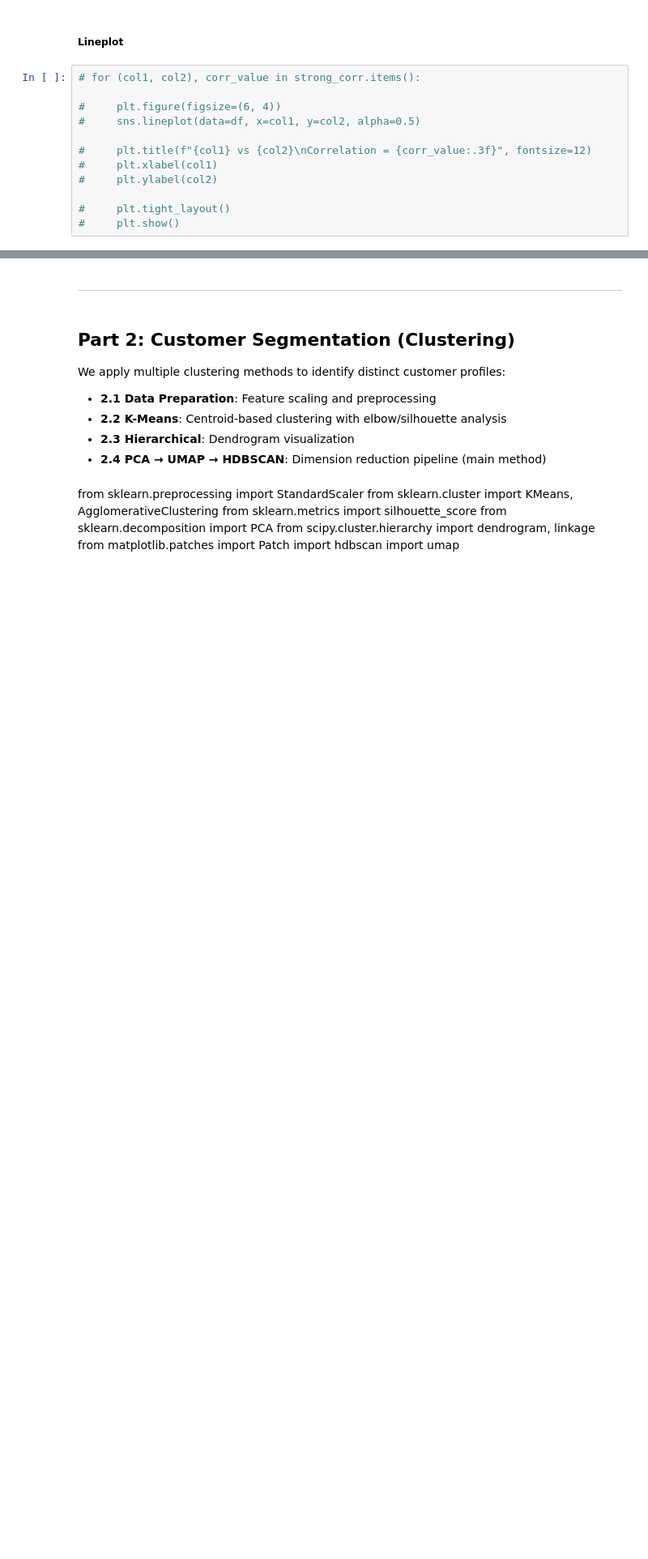
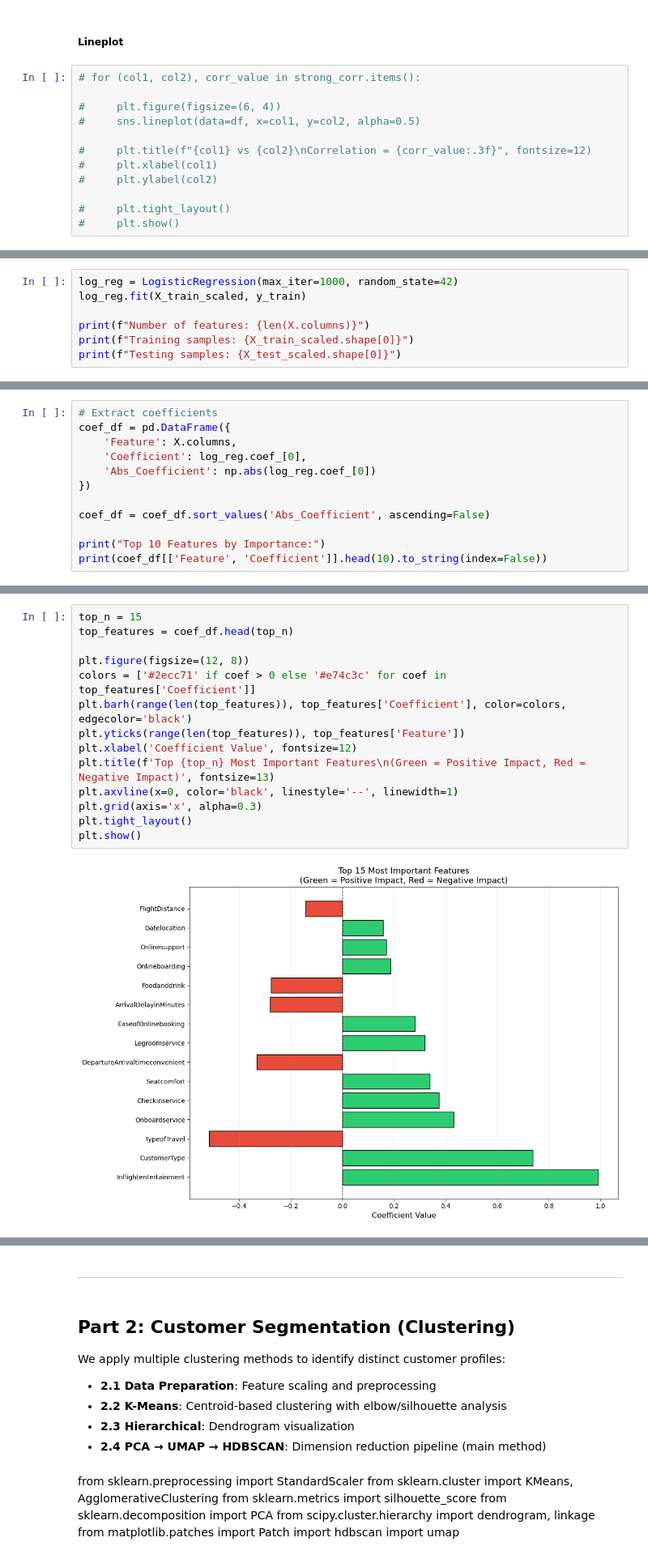
Before and after one commit to Ulyssem23/Business_data_science_final_project, a Jupyter notebook: Business_data_science_final_project.ipynb, the cells around one changed output, grey strips where cells are left out. Shown at 81% size. Saved outputs shown, nothing was run; the diff lists cells and outputs as text; blank space fills up the shorter version.

Commit message:
logistic regression

```diff
--- a/Business_data_science_final_project.ipynb
+++ b/Business_data_science_final_project.ipynb
@@ -569,0 +617,7 @@ What's interesting to see is that Inflightentertainment and Onlinesupport are pe
+# %%
+log_reg = LogisticRegression(max_iter=1000, random_state=42)
+log_reg.fit(X_train_scaled, y_train)
+
+print(f"Number of features: {len(X.columns)}")
+print(f"Training samples: {X_train_scaled.shape[0]}")
+print(f"Testing samples: {X_test_scaled.shape[0]}")
@@ -569,0 +632,12 @@ What's interesting to see is that Inflightentertainment and Onlinesupport are pe
+# %%
+# Extract coefficients
+coef_df = pd.DataFrame({
+    'Feature': X.columns,
+    'Coefficient': log_reg.coef_[0],
+    'Abs_Coefficient': np.abs(log_reg.coef_[0])
+})
+
+coef_df = coef_df.sort_values('Abs_Coefficient', ascending=False)
+
+print("Top 10 Features by Importance:")
+print(coef_df[['Feature', 'Coefficient']].head(10).to_string(index=False))
@@ -569,0 +661,16 @@ What's interesting to see is that Inflightentertainment and Onlinesupport are pe
+# %%
+top_n = 15
+top_features = coef_df.head(top_n)
+
+plt.figure(figsize=(12, 8))
+colors = ['#2ecc71' if coef > 0 else '#e74c3c' for coef in top_features['Coefficient']]
+plt.barh(range(len(top_features)), top_features['Coefficient'], color=colors, edgecolor='black')
+plt.yticks(range(len(top_features)), top_features['Feature'])
+plt.xlabel('Coefficient Value', fontsize=12)
+plt.title(f'Top {top_n} Most Important Features\n(Green = Positive Impact, Red = Negative Impact)', fontsize=13)
+plt.axvline(x=0, color='black', linestyle='--', linewidth=1)
+plt.grid(axis='x', alpha=0.3)
+plt.tight_layout()
+plt.show()
+# %% [output]
+[figure, added]
```
Also changed, not shown: parts of 18 cells of this notebook.
